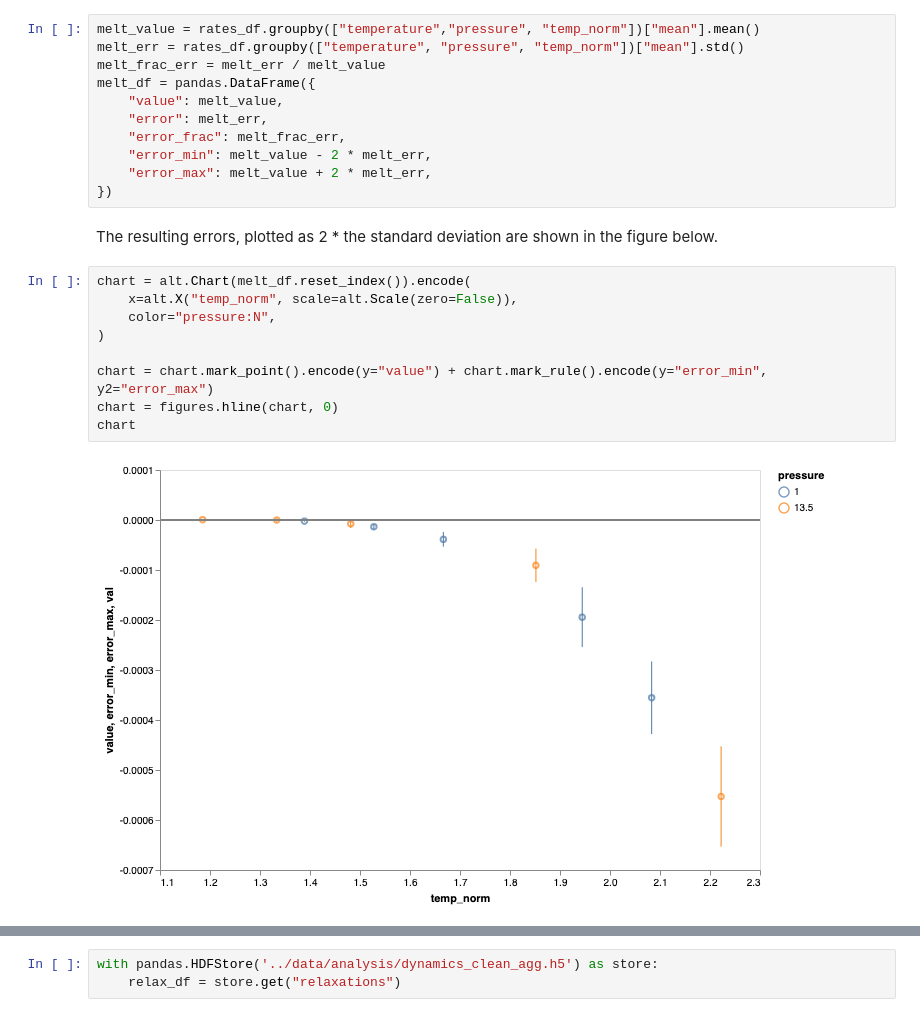
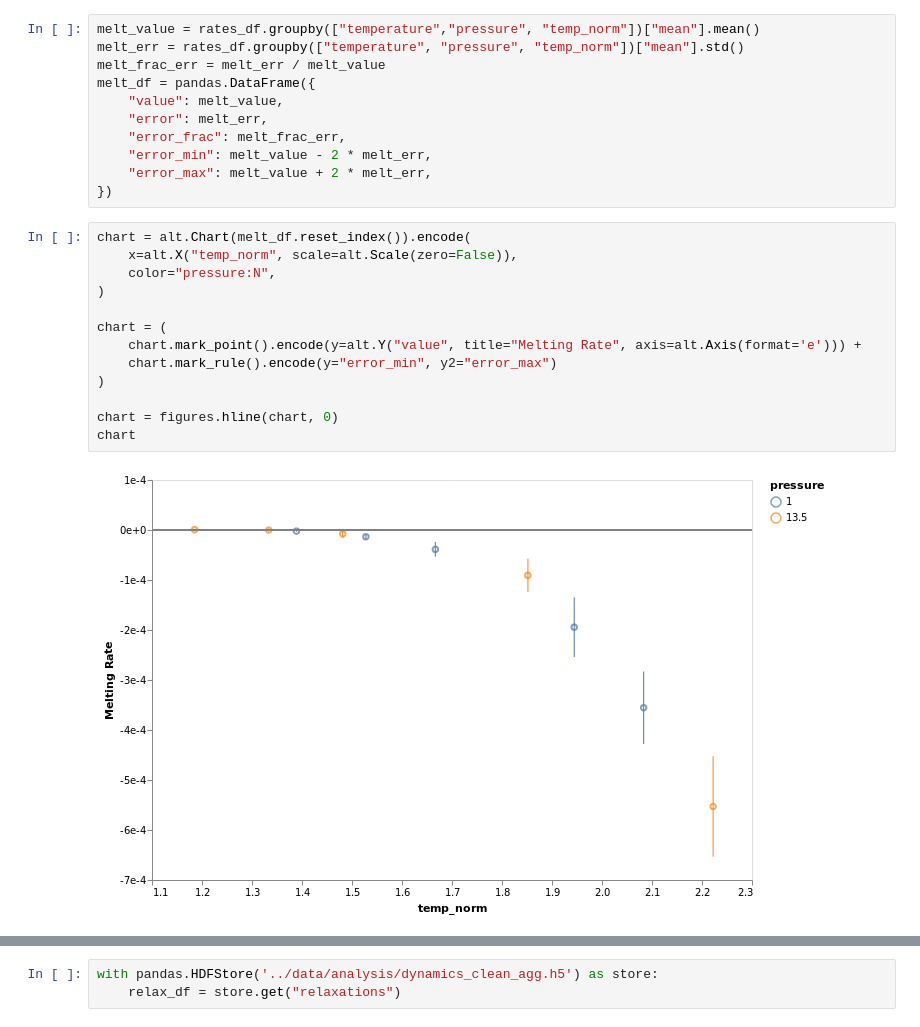
Before and after one commit to malramsay64/Crystal_Melting, a Jupyter notebook: notebooks/12_melting_errors.ipynb, the cells around one changed output, grey strips where cells are left out. Saved outputs shown, nothing was run; the diff lists cells and outputs as text.

```diff
--- a/notebooks/12_melting_errors.ipynb
+++ b/notebooks/12_melting_errors.ipynb
@@ -73,17 +46,18 @@ melt_df = pandas.DataFrame({
     "error_min": melt_value - 2 * melt_err,
     "error_max": melt_value + 2 * melt_err,
 })
-# %% [markdown]
-The resulting errors, plotted as 2 * the standard deviation
-are shown in the figure below.
 # %%
 chart = alt.Chart(melt_df.reset_index()).encode(
     x=alt.X("temp_norm", scale=alt.Scale(zero=False)),
     color="pressure:N",
 )
 
-chart = chart.mark_point().encode(y="value") + chart.mark_rule().encode(y="error_min", y2="error_max")
+chart = (
+    chart.mark_point().encode(y=alt.Y("value", title="Melting Rate", axis=alt.Axis(format='e'))) +
+    chart.mark_rule().encode(y="error_min", y2="error_max")
+)
+
 chart = figures.hline(chart, 0)
 chart
 # %% [output]
-[figure, old version]
+[figure, new version]
```
Also changed, not shown: parts of 20 cells of this notebook.
